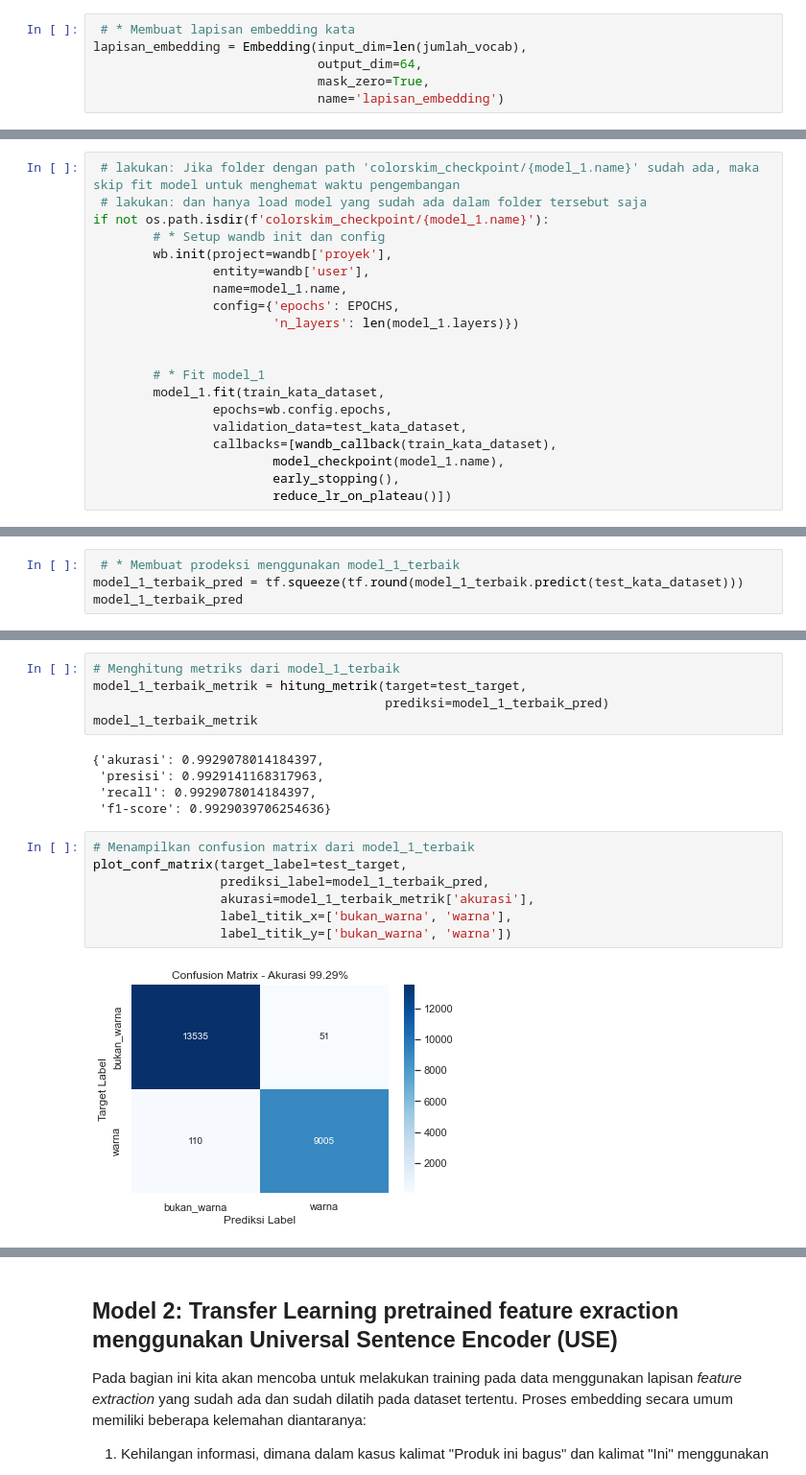
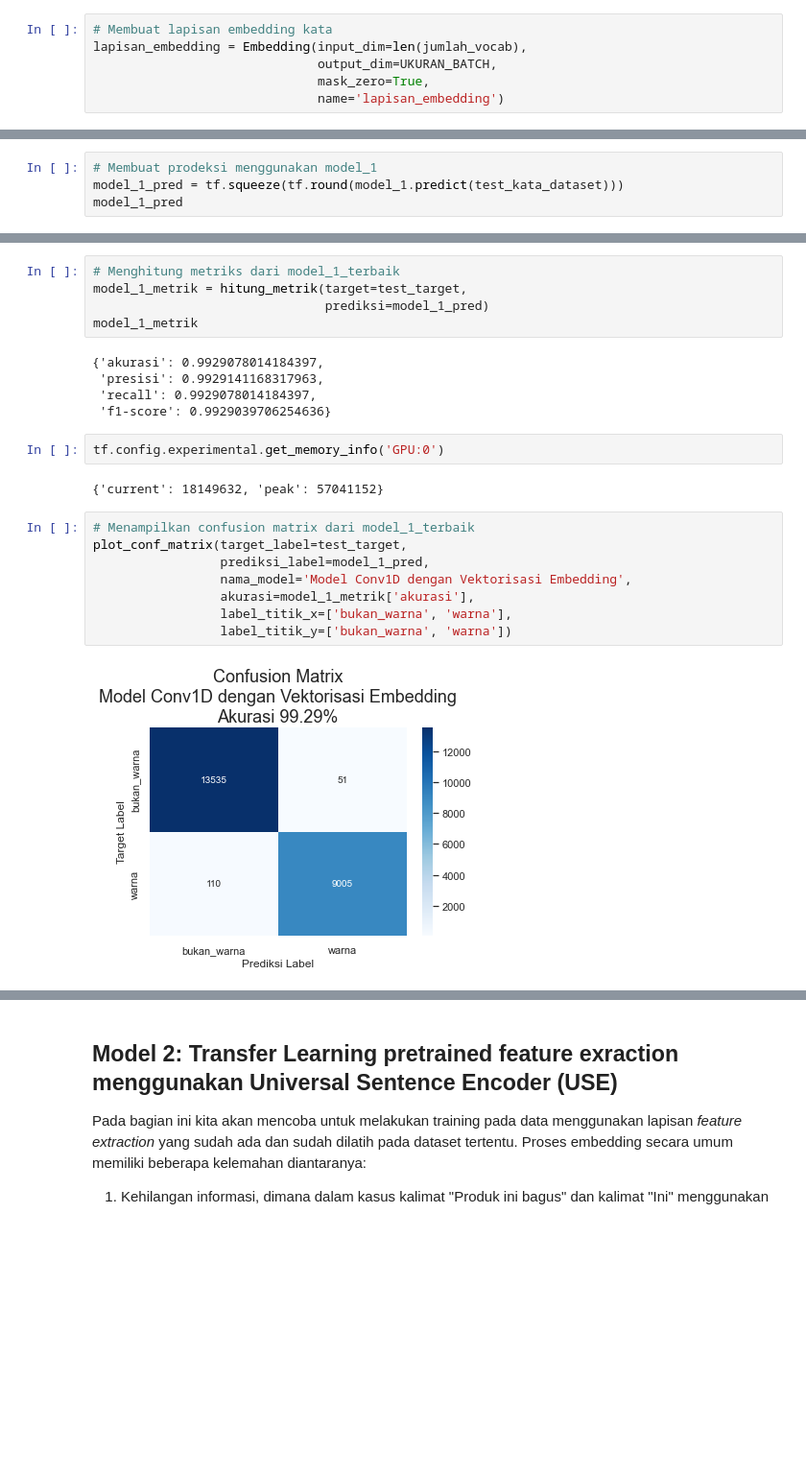
Before and after one commit to johanesPao/ColorSkim, a Jupyter notebook: ColorSkim_AI.ipynb, the cells around one changed output, grey strips where cells are left out. Shown at 96% size. Saved outputs shown, nothing was run; the diff lists cells and outputs as text; blank space fills up the shorter version.

```diff
--- a/ColorSkim_AI.ipynb
+++ b/ColorSkim_AI.ipynb
@@ -696,8 +726,8 @@ len(jumlah_vocab)
 # %% [markdown]
 #### Membuat Lapisan Text Embedding
 # %%
- # * Membuat lapisan embedding kata
+# Membuat lapisan embedding kata
 lapisan_embedding = Embedding(input_dim=len(jumlah_vocab),
-                              output_dim=64,
+                              output_dim=UKURAN_BATCH,
                               mask_zero=True,
                               name='lapisan_embedding')
@@ -830,20 +900,0 @@ plot_model(model_1, show_shapes=True)
-# %%
- # lakukan: Jika folder dengan path 'colorskim_checkpoint/{model_1.name}' sudah ada, maka skip fit model untuk menghemat waktu pengembangan
- # lakukan: dan hanya load model yang sudah ada dalam folder tersebut saja
-if not os.path.isdir(f'colorskim_checkpoint/{model_1.name}'):
-        # * Setup wandb init dan config
-        wb.init(project=wandb['proyek'],
-                entity=wandb['user'],
-                name=model_1.name,
-                config={'epochs': EPOCHS,
-                        'n_layers': len(model_1.layers)})
-
-
-        # * Fit model_1
-        model_1.fit(train_kata_dataset,
-                epochs=wb.config.epochs,
-                validation_data=test_kata_dataset,
-                callbacks=[wandb_callback(train_kata_dataset),
-                        model_checkpoint(model_1.name),
-                        early_stopping(),
-                        reduce_lr_on_plateau()])
@@ -876,6 +927,6 @@ model_1_terbaik.evaluate(test_kata_dataset)
 # %%
- # * Membuat prodeksi menggunakan model_1_terbaik
-model_1_terbaik_pred = tf.squeeze(tf.round(model_1_terbaik.predict(test_kata_dataset)))
-model_1_terbaik_pred
+# Membuat prodeksi menggunakan model_1
+model_1_pred = tf.squeeze(tf.round(model_1.predict(test_kata_dataset)))
+model_1_pred
 # %% [output]
 <tf.Tensor: shape=(22701,), dtype=float32, numpy=array([1., 0., 1., ..., 0., 0., 0.], dtype=float32)>
@@ -882,19 +937,24 @@ model_1_terbaik_pred
 # %%
 # Menghitung metriks dari model_1_terbaik
-model_1_terbaik_metrik = hitung_metrik(target=test_target,
-                                       prediksi=model_1_terbaik_pred)
-model_1_terbaik_metrik
+model_1_metrik = hitung_metrik(target=test_target,
+                               prediksi=model_1_pred)
+model_1_metrik
 # %% [output]
 {'akurasi': 0.9929078014184397,
  'presisi': 0.9929141168317963,
  'recall': 0.9929078014184397,
  'f1-score': 0.9929039706254636}
+# %%
+tf.config.experimental.get_memory_info('GPU:0')
+# %% [output]
+{'current': 18149632, 'peak': 57041152}
 # %%
 # Menampilkan confusion matrix dari model_1_terbaik
 plot_conf_matrix(target_label=test_target,
-                 prediksi_label=model_1_terbaik_pred,
-                 akurasi=model_1_terbaik_metrik['akurasi'],
+                 prediksi_label=model_1_pred,
+                 nama_model='Model Conv1D dengan Vektorisasi Embedding',
+                 akurasi=model_1_metrik['akurasi'],
                  label_titik_x=['bukan_warna', 'warna'],
                  label_titik_y=['bukan_warna', 'warna'])
 # %% [output]
-[figure, old version]
+[figure, new version]
```
Also changed, not shown: parts of 75 cells of this notebook, 33 other files.
